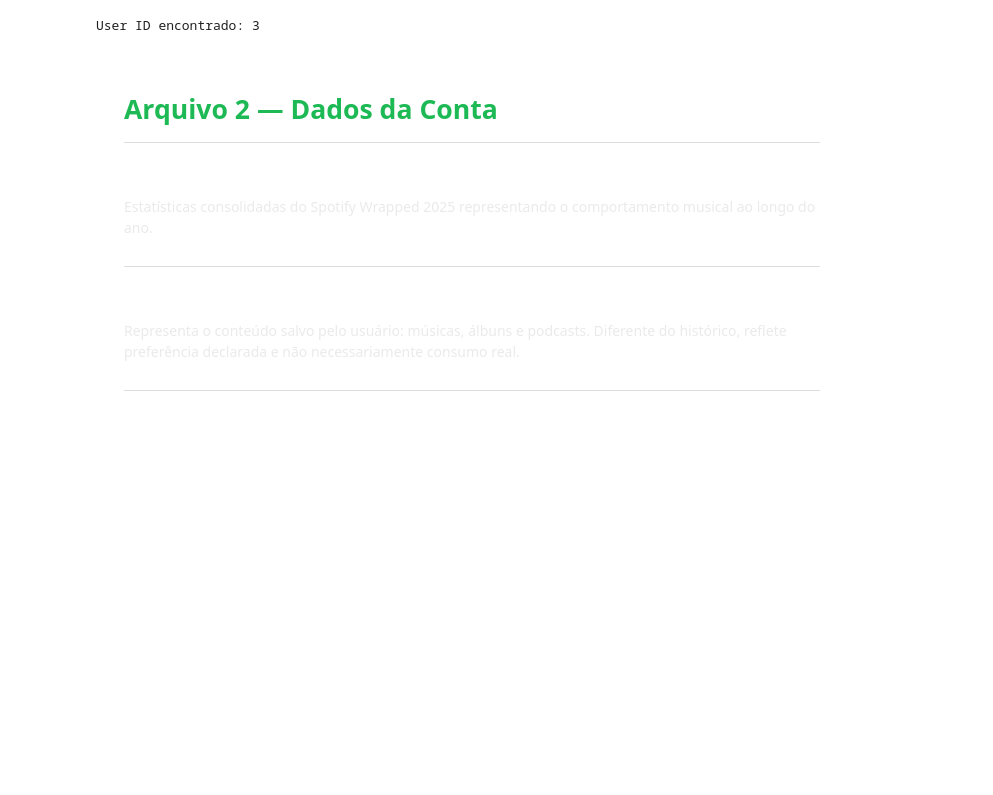
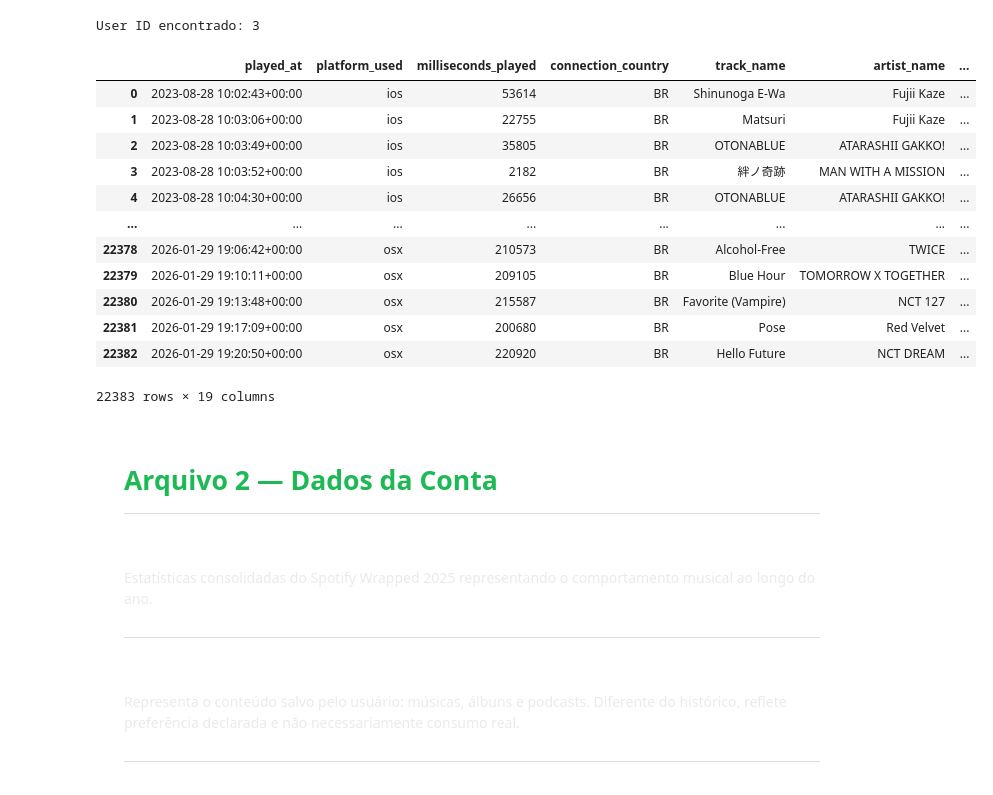
Before and after one commit to GuilhermeSouza122/atv_ciencia_dados, a Jupyter notebook: may/tratamento_de_dados.ipynb, the cells around one changed output. Cells and saved outputs as stored; diff of their text form; code cells hidden in the pictures; blank space fills up the shorter version.

Commit message:
Alterando df's para novo banco normalizado

```diff
--- a/may/tratamento_de_dados.ipynb
+++ b/may/tratamento_de_dados.ipynb
@@ -160,8 +163,12 @@ df_streaming_history = df_streaming_history.drop(columns=["source_file"])
 
 # Tratamento de dados
 df_streaming_history["ts"] = pd.to_datetime(df_streaming_history["ts"])
-df_streaming_history["content_type"] = df_streaming_history.apply(
-    lambda x: "podcast" if pd.notna(x["episode_name"]) else "music",
+# df_streaming_history["content_type"] = df_streaming_history.apply(
+#     lambda x: "podcast" if pd.notna(x["episode_name"]) else "music",
+#     axis=1
+# ) # Criação de coluna para diferenciar música de podcast
+df_streaming_history["is_podcast"] = df_streaming_history.apply(
+    lambda x: 1 if pd.notna(x["episode_name"]) else 0,
     axis=1
 ) # Criação de coluna para diferenciar música de podcast
 
@@ -253,4 +260,20 @@ user_id = row[0]
 print("User ID encontrado:", user_id)
 # %% [output]
 User ID encontrado: 3
+# %%
+df_streaming_history
+# %% [output]
+|  | played_at | platform_used | milliseconds_played | connection_country | track_name | artist_name | ... |
+| 0 | 2023-08-28 10:02:43+00:00 | ios | 53614 | BR | Shinunoga E-Wa | Fujii Kaze | ... |
+| 1 | 2023-08-28 10:03:06+00:00 | ios | 22755 | BR | Matsuri | Fujii Kaze | ... |
+| 2 | 2023-08-28 10:03:49+00:00 | ios | 35805 | BR | OTONABLUE | ATARASHII GAKKO! | ... |
+| 3 | 2023-08-28 10:03:52+00:00 | ios | 2182 | BR | 絆ノ奇跡 | MAN WITH A MISSION | ... |
+| 4 | 2023-08-28 10:04:30+00:00 | ios | 26656 | BR | OTONABLUE | ATARASHII GAKKO! | ... |
+| ... | ... | ... | ... | ... | ... | ... | ... |
+| 22378 | 2026-01-29 19:06:42+00:00 | osx | 210573 | BR | Alcohol-Free | TWICE | ... |
+| 22379 | 2026-01-29 19:10:11+00:00 | osx | 209105 | BR | Blue Hour | TOMORROW X TOGETHER | ... |
+| 22380 | 2026-01-29 19:13:48+00:00 | osx | 215587 | BR | Favorite (Vampire) | NCT 127 | ... |
+| 22381 | 2026-01-29 19:17:09+00:00 | osx | 200680 | BR | Pose | Red Velvet | ... |
+| 22382 | 2026-01-29 19:20:50+00:00 | osx | 220920 | BR | Hello Future | NCT DREAM | ... |
+22383 rows × 19 columns
 # %%
```
Also changed, not shown: parts of 4 cells of this notebook.
